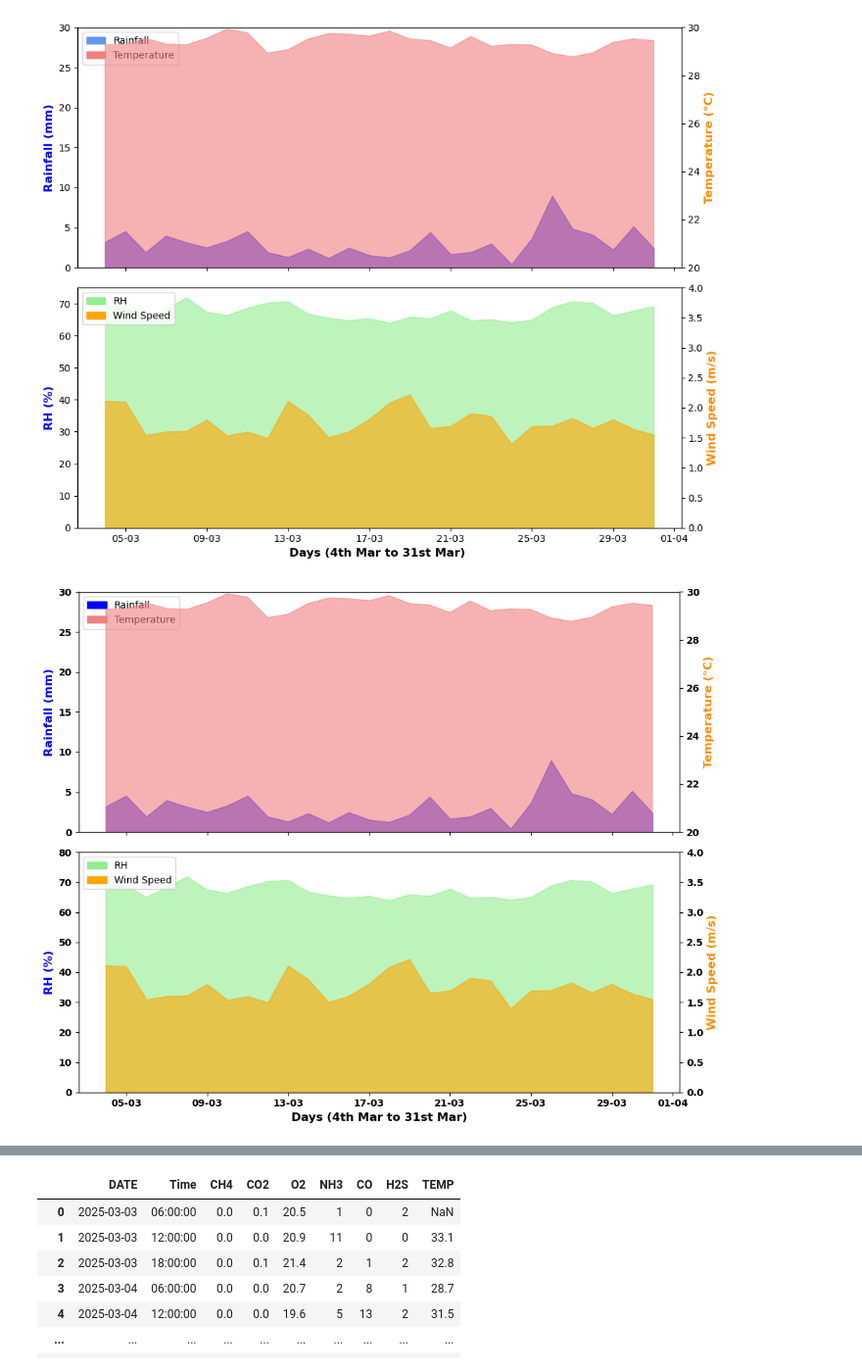
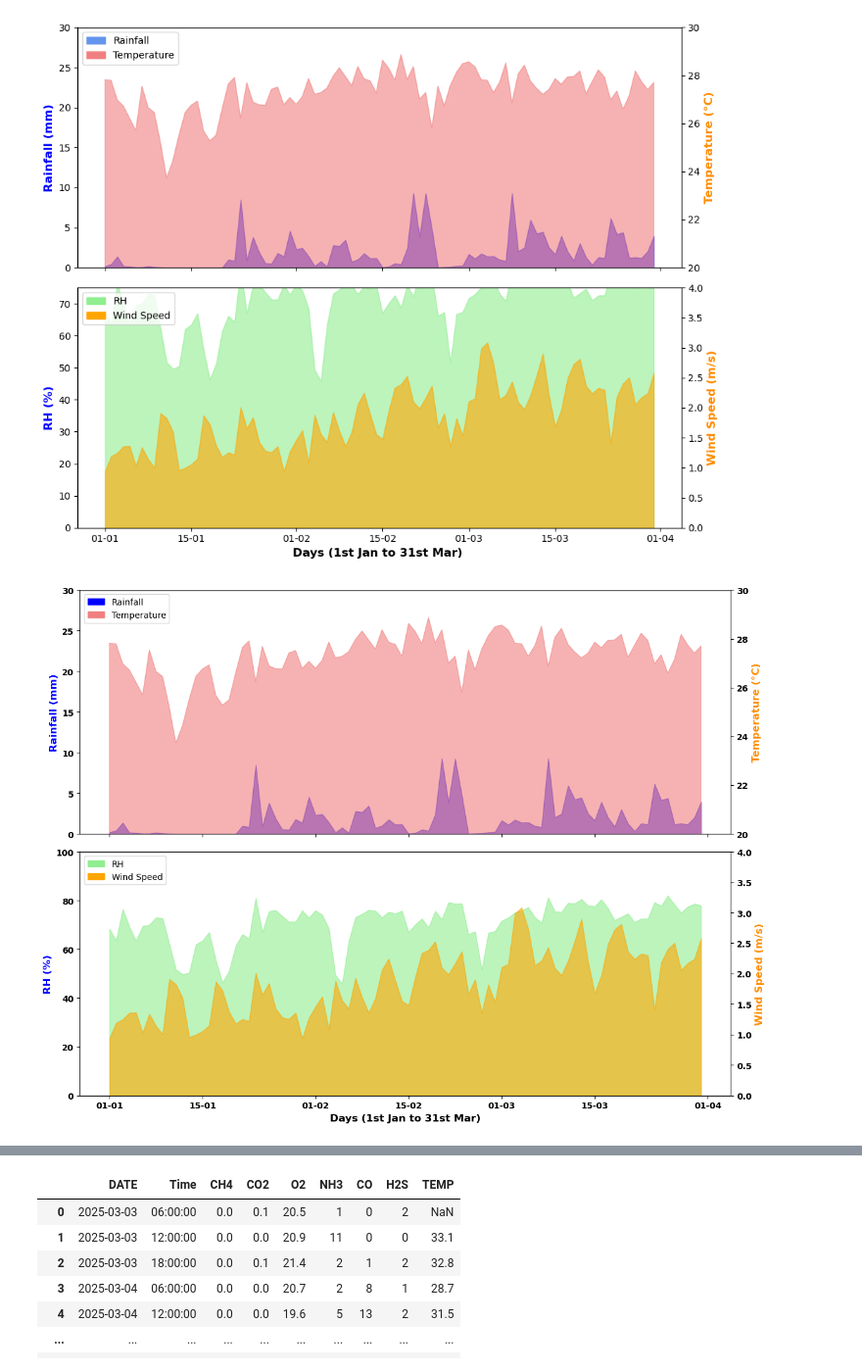
Before and after one commit to damponsah20/CLIMATE-DATA-ANALYSIS, a Jupyter notebook: DOC_Asilevi.ipynb, the cells around one changed output, grey strips where cells are left out. Shown at 98% size. Cells and saved outputs as stored; diff of their text form; code cells hidden in the pictures.

```diff
--- a/DOC_Asilevi.ipynb
+++ b/DOC_Asilevi.ipynb
@@ -119,10 +121,10 @@ import matplotlib.dates as mdates
 import matplotlib.patches as mpatches
 
 # Load datasets
-temp = xr.open_dataset('temp_data.nc')
-RH = xr.open_dataset('RH_data.nc')
-WS = xr.open_dataset('wind_speed_data.nc')
-precip = xr.open_dataset('Precip_data.nc')
+temp = xr.open_dataset('temp_new.nc')
+precip = xr.open_dataset('Precip_new.nc')
+RH = xr.open_dataset('RH_new.nc')
+WS = xr.open_dataset('wind_speed_new.nc')
 
 # Coordinates for KNUST Pond
 lat_pt = 6.6657
@@ -174,14 +176,14 @@ ws_patch = mpatches.Patch(color='orange', label='Wind Speed')
 ax3.legend(handles=[rh_patch, ws_patch], loc='upper left')
 
 # X-axis formatting
-axs[1].set_xlabel('Days (4th Mar to 31st Mar) ', fontweight= 'bold', fontsize=12)
+axs[1].set_xlabel('Days (1st Jan to 31st Mar) ', fontweight= 'bold', fontsize=12)
 axs[1].xaxis.set_major_formatter(mdates.DateFormatter('%d-%m'))
 axs[1].tick_params(axis='x')
 
 plt.tight_layout()
 plt.show()
 # %% [output]
-[figure, old version]
+[figure, new version]
 # %%
 import xarray as xr
 import matplotlib.pyplot as plt
@@ -189,10 +191,11 @@ import matplotlib.dates as mdates
 import matplotlib.patches as mpatches
 
 # Load datasets
-temp = xr.open_dataset('temp_data.nc')
-RH = xr.open_dataset('RH_data.nc')
-WS = xr.open_dataset('wind_speed_data.nc')
-precip = xr.open_dataset('Precip_data.nc')
+temp = xr.open_dataset('temp_new.nc')
+precip = xr.open_dataset('Precip_new.nc')
+RH = xr.open_dataset('RH_new.nc')
+WS = xr.open_dataset('wind_speed_new.nc')
+
 
 # Coordinates for KNUST Pond
 lat_pt = 6.6657
@@ -205,7 +208,7 @@ ws_series = WS['WS2M'].interp(lat=lat_pt, lon=lon_pt)
 precip_series = precip['PRECTOTCORR'].interp(lat=lat_pt, lon=lon_pt)
 
 # Create figure
-fig, axs = plt.subplots(2, 1, figsize=(10, 8), sharex=True)
+fig, axs = plt.subplots(2, 1, figsize=(12, 9), sharex=True)
 
 # ------------------ Panel A: Rainfall & Temp ------------------
 ax1 = axs[0]
@@ -229,36 +232,36 @@ ax1.legend(handles=[rain_patch, temp_patch], loc='upper left')
 ax3 = axs[1]
 ax4 = ax3.twinx()
 
 ax3.fill_between(rh_series['time'], rh_series, color='lightgreen', alpha=0.6)
 ax4.fill_between(ws_series['time'], ws_series, color='orange', alpha=0.6)
 
 ax3.set_ylabel('RH (%)', color='blue', fontweight='bold', fontsize=12)
 ax4.set_ylabel('Wind Speed (m/s)', color='darkorange', fontweight='bold', fontsize=12)
 
-ax3.set_ylim(0, 80)
+ax3.set_ylim(0, 100)
 ax4.set_ylim(0, 4)
 
 # Legend for Panel B
 rh_patch = mpatches.Patch(color='lightgreen', label='RH')
 ws_patch = mpatches.Patch(color='orange', label='Wind Speed')
 ax3.legend(handles=[rh_patch, ws_patch], loc='upper left')
 
 # X-axis formatting
-axs[1].set_xlabel('Days (4th Mar to 31st Mar)', fontweight='bold', fontsize=12)
+axs[1].set_xlabel('Days (1st Jan to 31st Mar)', fontweight='bold', fontsize=12)
 axs[1].xaxis.set_major_formatter(mdates.DateFormatter('%d-%m'))
 axs[1].tick_params(axis='x')
 
 # -------- BOLD TICK LABELS FOR ALL AXES --------
 for ax in [ax1, ax2, ax3, ax4, axs[1]]:
     for label in ax.get_xticklabels() + ax.get_yticklabels():
         label.set_fontweight('bold')
         label.set_fontsize(10)  # Adjust as needed
 
 plt.tight_layout()
 fig.savefig('panel.png',bbox_inches='tight',dpi=500)
 plt.show()
 # %% [output]
-[figure, old version]
+[figure, new version]
 # %%
 import xarray as xr
 import matplotlib.pyplot as plt
```
Also changed, not shown: parts of 7 cells of this notebook.
